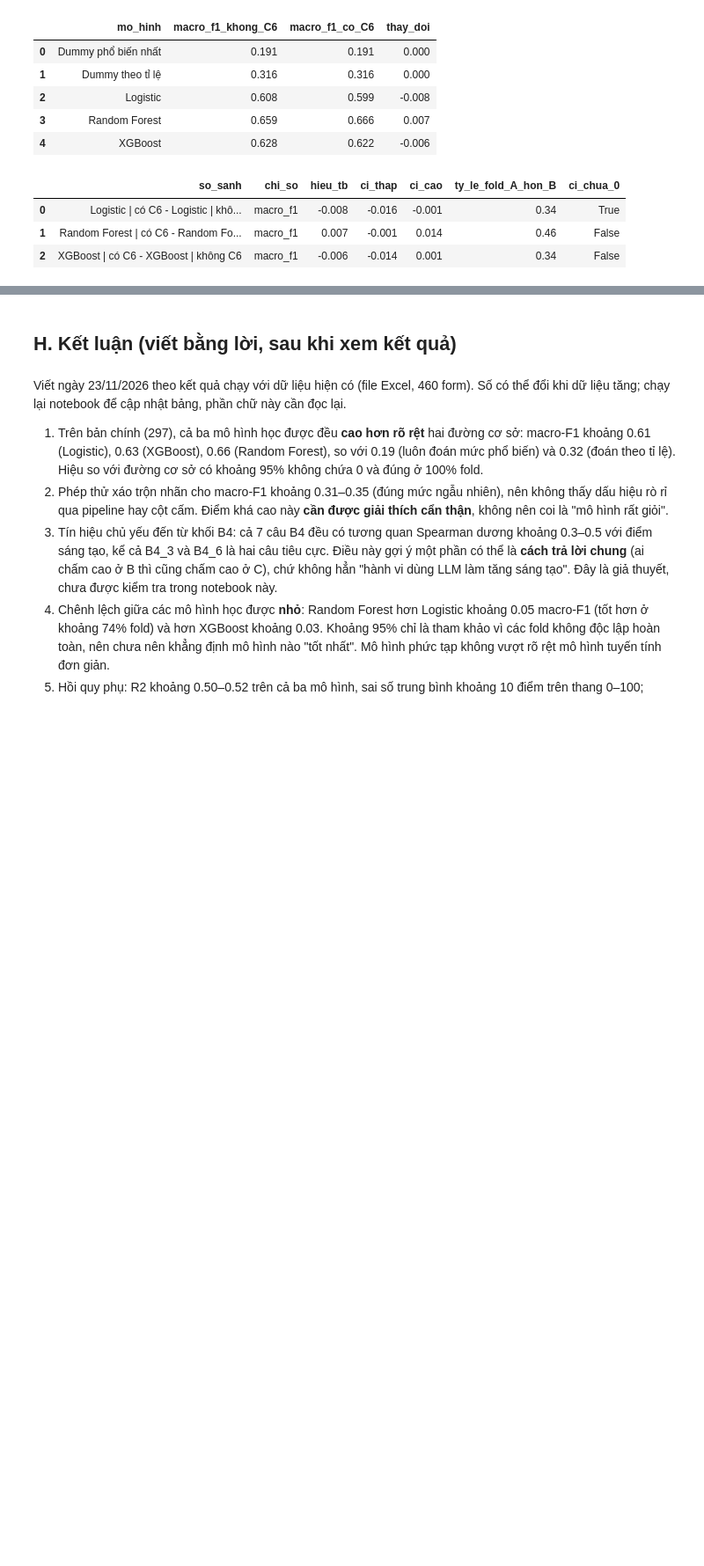
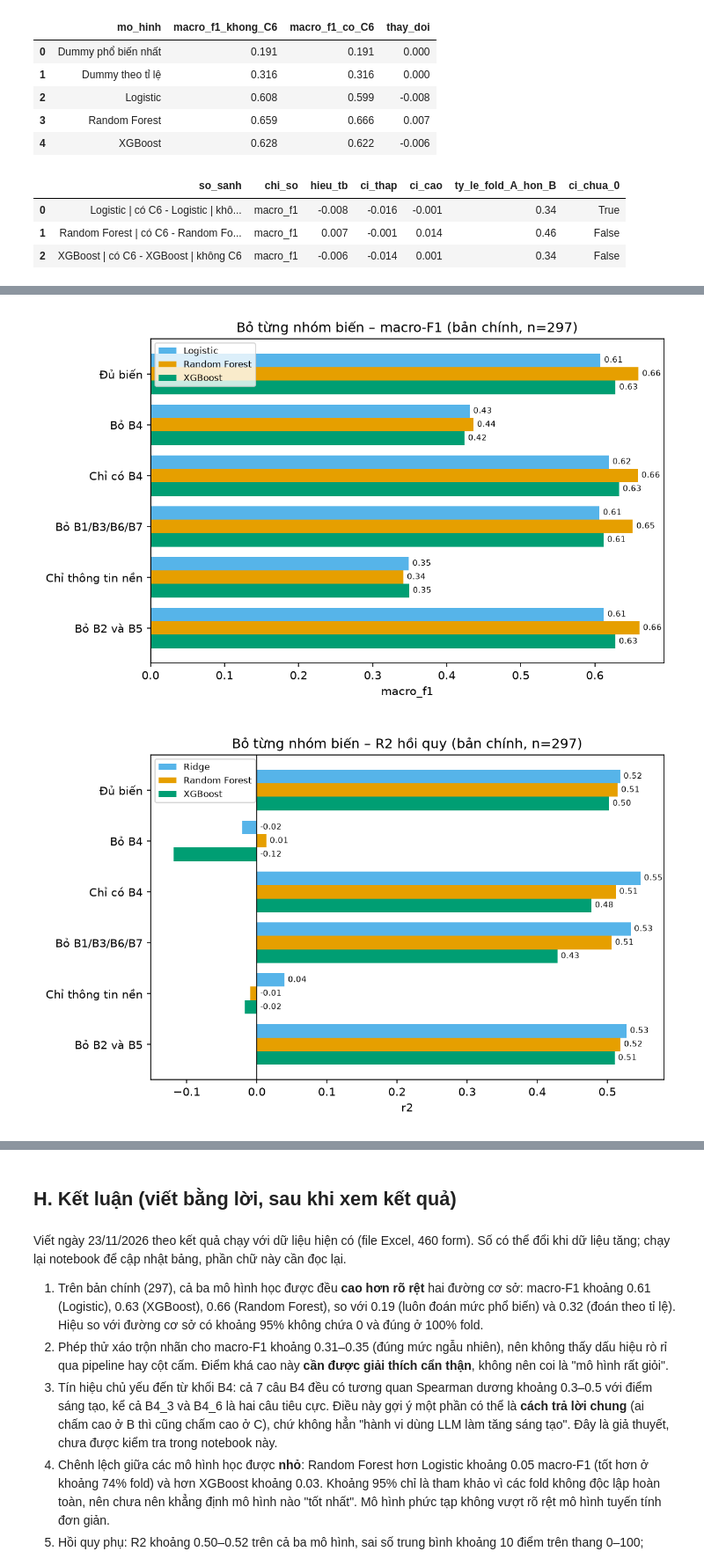
Before and after one commit to trangnt12/spark_mind, a Jupyter notebook: notebooks/03_models.ipynb, the cells around one changed output, grey strips where cells are left out. Shown at 88% size. Cells and saved outputs as stored; diff of their text form; code cells hidden in the pictures; blank space fills up the shorter version.

Commit message:
✨ feat: add ablation and dot1 diagnostics
Co-Authored-By: Claude Sonnet 5.5 <noreply@anthropic.com>

```diff
--- a/notebooks/03_models.ipynb
+++ b/notebooks/03_models.ipynb
@@ -345,0 +349,14 @@ luu(M.so_sanh_ghep(g, 'macro_f1', cap6), 'T6c_paired_with_C6_strict.csv')
+# %%
+cauhinh = M.cau_hinh_ablation()
+for ten, cot in cauhinh.items():
+    M.kiem_tra_cot_cam(cot)          # mọi cấu hình đều qua kiểm tra cột cấm
+print({k: len(v) for k, v in cauhinh.items()})
+ab_lop, ab_diem = M.chay_ablation(BAN[CHINH], chia)
+ab_lop.to_csv(BANG / 'T9_ablation_folds_classification_strict.csv', index=False, encoding='utf-8-sig')
+ab_diem.to_csv(BANG / 'T9_ablation_folds_regression_strict.csv', index=False, encoding='utf-8-sig')
+
+# Kiểm tra: "Đủ biến" phải bằng T6 gốc (cùng chia, cùng tham số)
+dv = ab_lop[ab_lop['cau_hinh'] == 'Đủ biến'].groupby('mo_hinh')['macro_f1'].mean()
+for m in dv.index:
+    assert abs(dv[m] - t6.set_index('mo_hinh').loc[m, 'macro_f1_tb']) < 1e-9, f'Đủ biến khác T6 ở {m}'
+print('Đủ biến trùng T6 -> đúng')
@@ -345,0 +366,14 @@ luu(M.so_sanh_ghep(g, 'macro_f1', cap6), 'T6c_paired_with_C6_strict.csv')
+# %%
+def tom_ab(f, chi_so):
+    g = f.groupby(['cau_hinh', 'mo_hinh'], sort=False)[chi_so].mean().rename(f'{chi_so}_tb').reset_index()
+    return g
+a_f1 = tom_ab(ab_lop, 'macro_f1'); a_r2 = tom_ab(ab_diem, 'r2')
+t9 = a_f1.merge(a_r2, on=['cau_hinh', 'mo_hinh'], how='outer')
+t9['so_cot'] = t9['cau_hinh'].map({k: len(v) for k, v in cauhinh.items()})
+t9['mo_hinh'] = pd.Categorical(t9['mo_hinh'], ['Logistic', 'Ridge', 'Random Forest', 'XGBoost'])
+rong = a_f1.pivot(index='cau_hinh', columns='mo_hinh', values='macro_f1_tb').reindex(list(cauhinh))
+rong2 = a_r2.pivot(index='cau_hinh', columns='mo_hinh', values='r2_tb').reindex(list(cauhinh))
+t9w = rong.add_prefix('macro_f1 ').join(rong2.add_prefix('R2 ')).reset_index()
+t9w.insert(1, 'so_cot', t9w['cau_hinh'].map({k: len(v) for k, v in cauhinh.items()}))
+print('Bảng T9 (macro-F1: Logistic/RF/XGBoost; R2 hồi quy: Ridge/RF/XGBoost), bản chính 297, CV 5x10:')
+luu(t9w, 'T9_ablation_strict.csv')
@@ -345,0 +389,9 @@ luu(M.so_sanh_ghep(g, 'macro_f1', cap6), 'T6c_paired_with_C6_strict.csv')
+# %%
+from sparkmind.ve_hinh import ve_cot_ablation
+ve_cot_ablation(a_f1, 'macro_f1', 'Bỏ từng nhóm biến – macro-F1 (bản chính, n=297)', HINH / 'fig_ablation_macro_f1_strict.png')
+display(Image(HINH / 'fig_ablation_macro_f1_strict.png'))
+ve_cot_ablation(a_r2, 'r2', 'Bỏ từng nhóm biến – R2 hồi quy (bản chính, n=297)', HINH / 'fig_ablation_r2_strict.png')
+display(Image(HINH / 'fig_ablation_r2_strict.png'))
+# %% [output]
+[figure, added]
+[figure, added]
```
Also changed, not shown: parts of 6 cells of this notebook, 3 other files.
